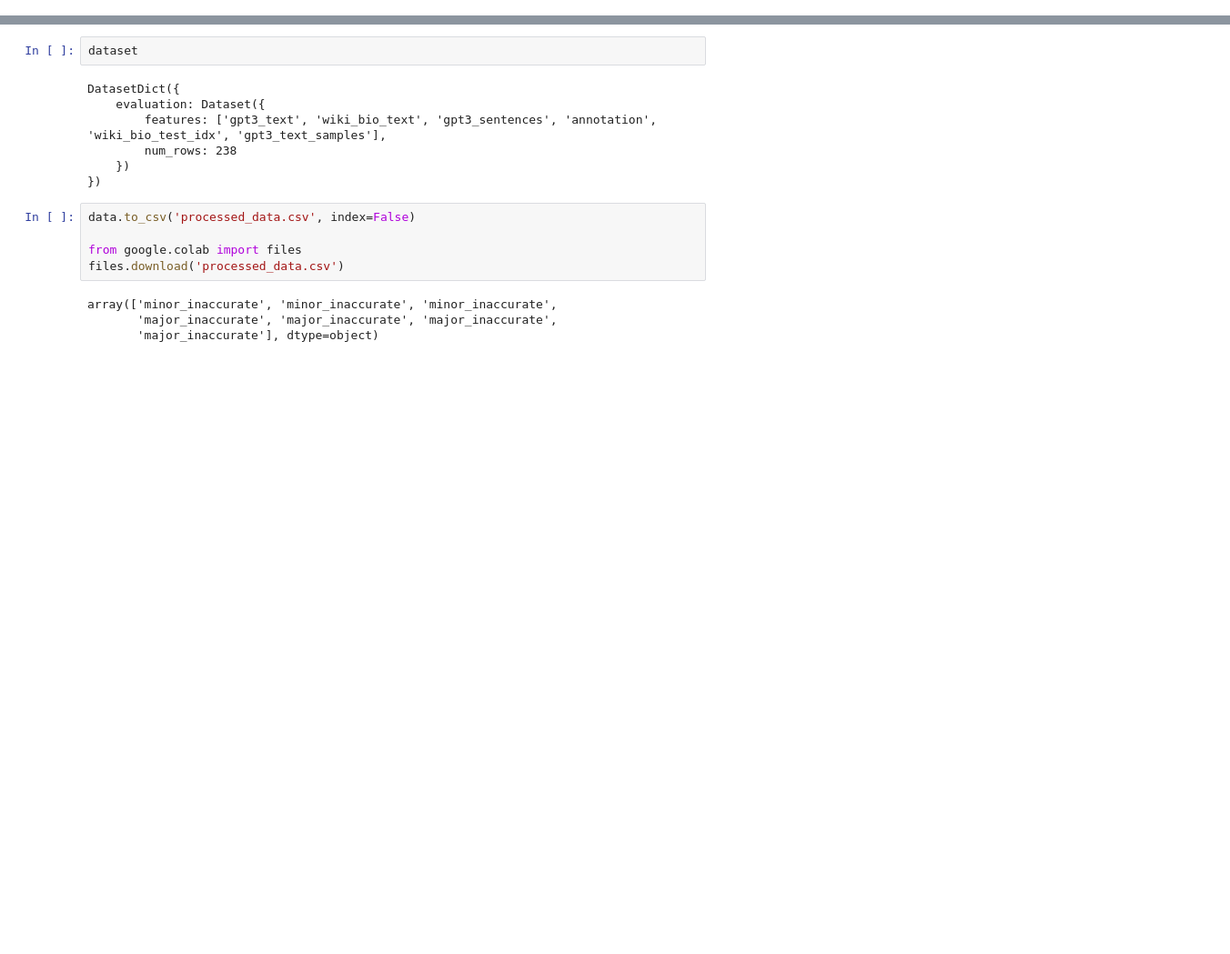
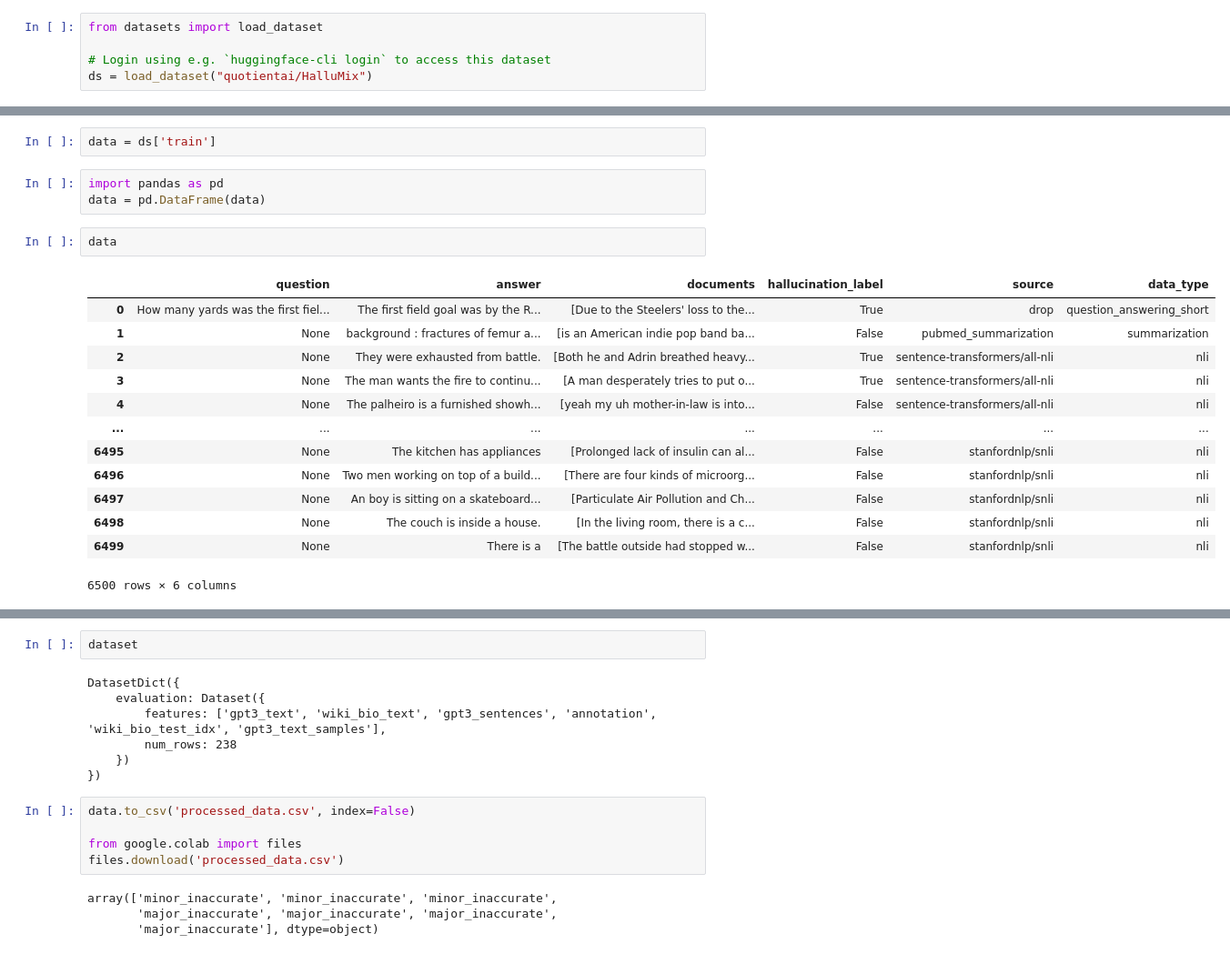
Before and after one commit to NikhilaGadge/Trustworthiness-in-AI-Token-Probability, a Jupyter notebook: hallu_eval_experiments_NG - HalluMix.ipynb, the cells around one changed output, grey strips where cells are left out. Shown at 91% size. Saved outputs shown, nothing was run; the diff lists cells and outputs as text; blank space fills up the shorter version.

Commit message:
datasets

```diff
--- a/hallu_eval_experiments_NG - HalluMix.ipynb
+++ b/hallu_eval_experiments_NG - HalluMix.ipynb
@@ -0,0 +3,5 @@
+# %%
+from datasets import load_dataset
+
+# Login using e.g. `huggingface-cli login` to access this dataset
+ds = load_dataset("quotientai/HalluMix")
@@ -0,0 +17,21 @@
+# %%
+data = ds['train']
+# %%
+import pandas as pd
+data = pd.DataFrame(data)
+# %%
+data
+# %% [output]
+|  | question | answer | documents | hallucination_label | source | data_type |
+| 0 | How many yards was the first fiel... | The first field goal was by the R... | [Due to the Steelers' loss to the... | True | drop | question_answering_short |
+| 1 | None | background : fractures of femur a... | [is an American indie pop band ba... | False | pubmed_summarization | summarization |
+| 2 | None | They were exhausted from battle. | [Both he and Adrin breathed heavy... | True | sentence-transformers/all-nli | nli |
+| 3 | None | The man wants the fire to continu... | [A man desperately tries to put o... | True | sentence-transformers/all-nli | nli |
+| 4 | None | The palheiro is a furnished showh... | [yeah my uh mother-in-law is into... | False | sentence-transformers/all-nli | nli |
+| ... | ... | ... | ... | ... | ... | ... |
+| 6495 | None | The kitchen has appliances | [Prolonged lack of insulin can al... | False | stanfordnlp/snli | nli |
+| 6496 | None | Two men working on top of a build... | [There are four kinds of microorg... | False | stanfordnlp/snli | nli |
+| 6497 | None | An boy is sitting on a skateboard... | [Particulate Air Pollution and Ch... | False | stanfordnlp/snli | nli |
+| 6498 | None | The couch is inside a house. | [In the living room, there is a c... | False | stanfordnlp/snli | nli |
+| 6499 | None | There is a | [The battle outside had stopped w... | False | stanfordnlp/snli | nli |
+6500 rows × 6 columns
```
Also changed, not shown: parts of 5 cells of this notebook.
